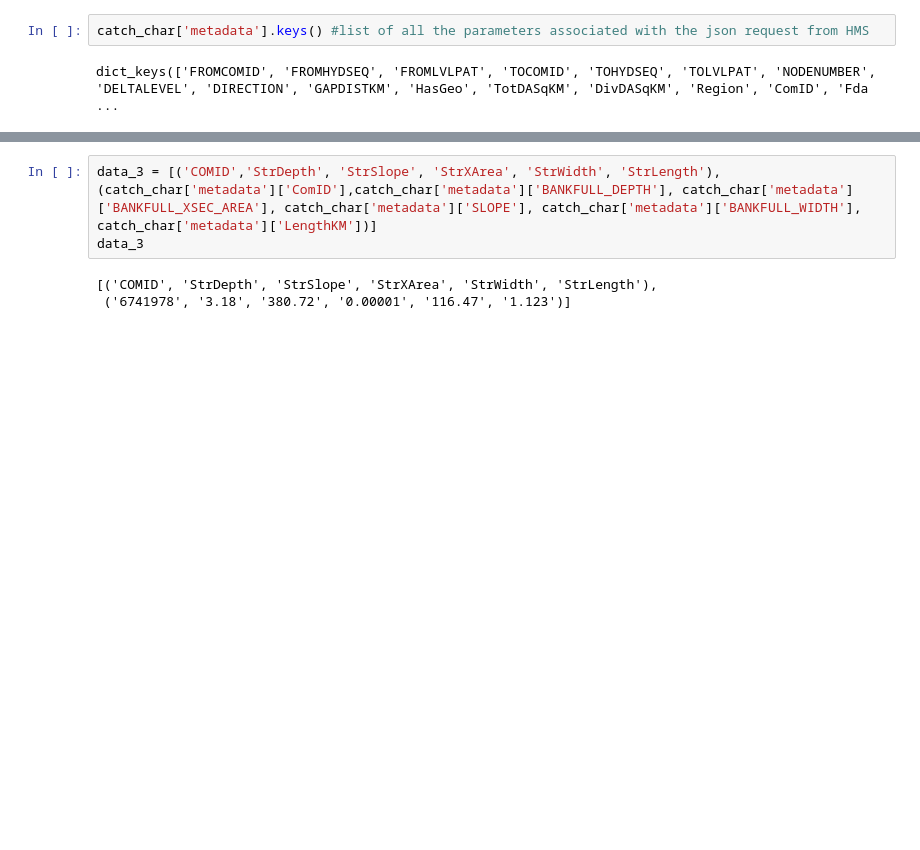
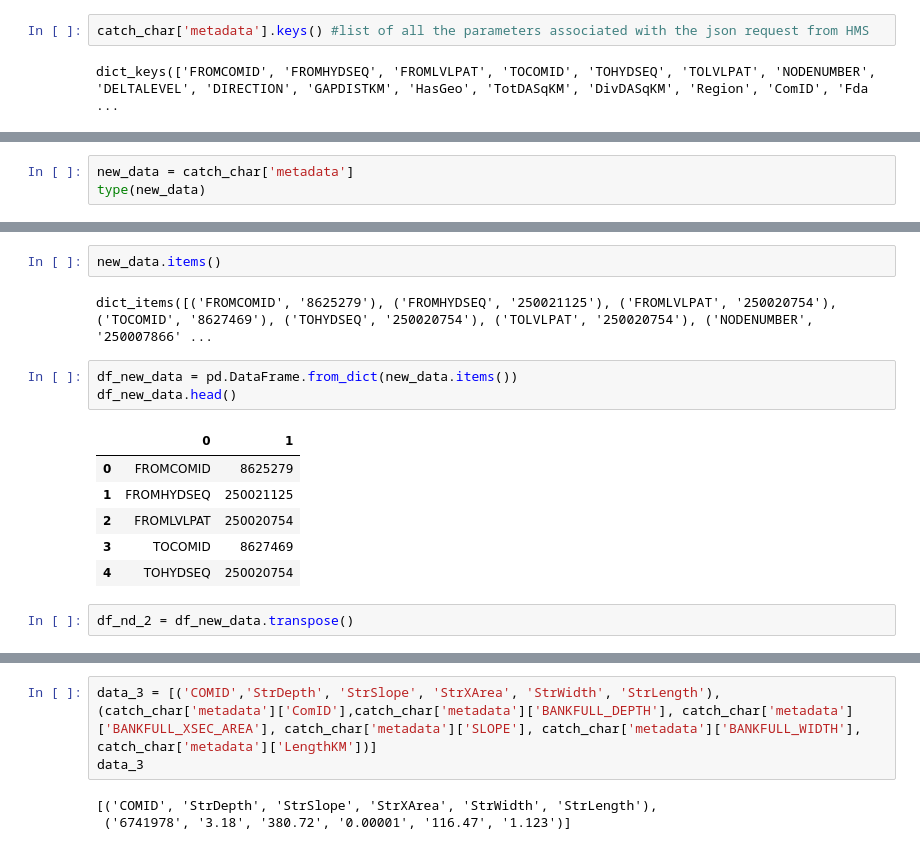
Before and after one commit to kvenable2011/053023_Back_Creek, a Jupyter notebook: HMS_COMIDLIST_CHARACTERISTICS_053023.ipynb, the cells around one changed output, grey strips where cells are left out. Saved outputs shown, nothing was run; the diff lists cells and outputs as text; blank space fills up the shorter version.

```diff
--- a/HMS_COMIDLIST_CHARACTERISTICS_053023.ipynb
+++ b/HMS_COMIDLIST_CHARACTERISTICS_053023.ipynb
@@ -77,0 +84,3 @@ dict_keys(['FROMCOMID', 'FROMHYDSEQ', 'FROMLVLPAT', 'TOCOMID', 'TOHYDSEQ', 'TOLV
+# %%
+new_data = catch_char['metadata']
+type(new_data)
@@ -77,0 +109,16 @@ dict_keys(['FROMCOMID', 'FROMHYDSEQ', 'FROMLVLPAT', 'TOCOMID', 'TOHYDSEQ', 'TOLV
+# %%
+new_data.items()
+# %% [output]
+dict_items([('FROMCOMID', '8625279'), ('FROMHYDSEQ', '250021125'), ('FROMLVLPAT', '250020754'), ('TOCOMID', '8627469'), ('TOHYDSEQ', '250020754'), ('TOLVLPAT', '250020754'), ('NODENUMBER', '250007866' ...
+# %%
+df_new_data = pd.DataFrame.from_dict(new_data.items())
+df_new_data.head()
+# %% [output]
+|  | 0 | 1 |
+| 0 | FROMCOMID | 8625279 |
+| 1 | FROMHYDSEQ | 250021125 |
+| 2 | FROMLVLPAT | 250020754 |
+| 3 | TOCOMID | 8627469 |
+| 4 | TOHYDSEQ | 250020754 |
+# %%
+df_nd_2 = df_new_data.transpose()
```
Also changed, not shown: parts of 31 cells of this notebook, 1 other file.
